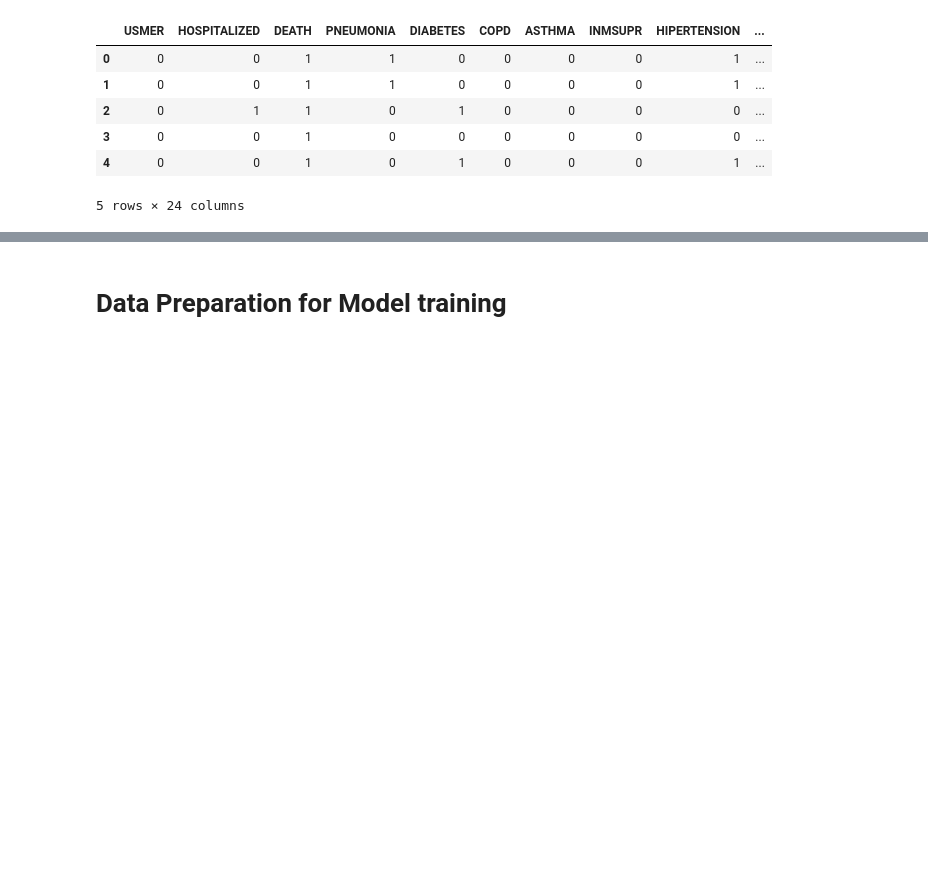
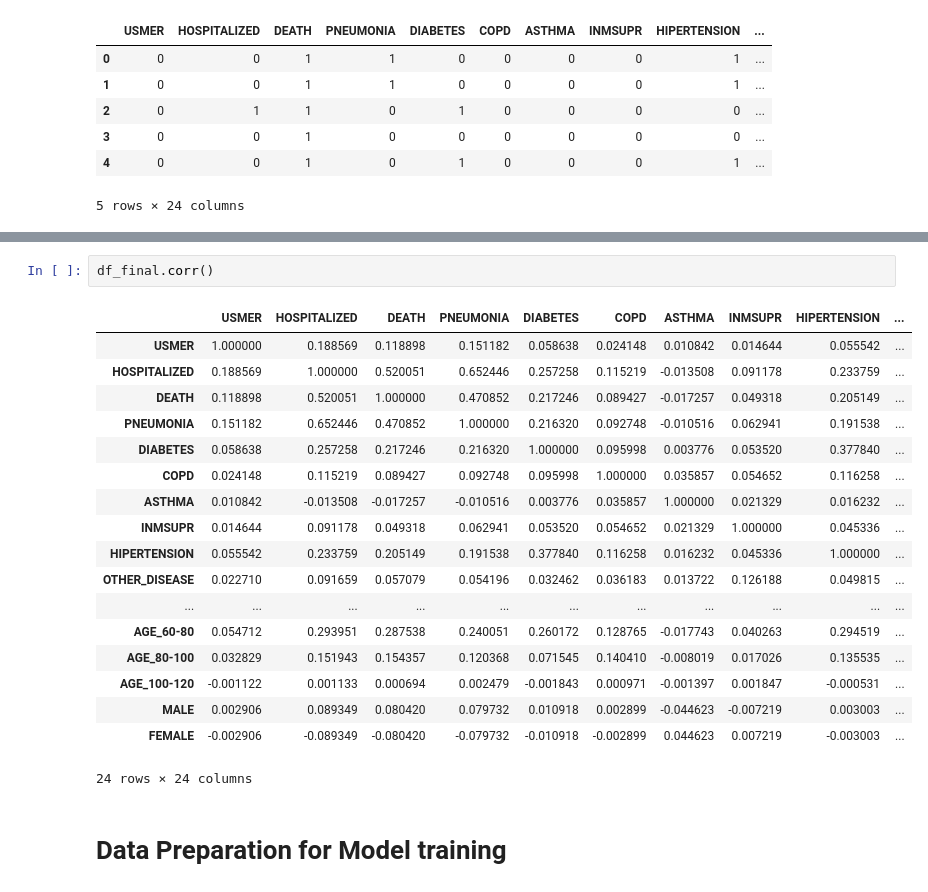
Before and after one commit to IISC-ICAIML-Porject/Covid-19-Mortality-Prediction, a Jupyter notebook: Covid_19_Mortality_prediction.ipynb, the cells around one changed output, grey strips where cells are left out. Drawn from its saved outputs; the diff is of its cells as text; blank space fills up the shorter version.

```diff
--- a/Covid_19_Mortality_prediction.ipynb
+++ b/Covid_19_Mortality_prediction.ipynb
@@ -326,3 +355,24 @@ df_final.head()
+# %%
+df_final.corr()
+# %% [output]
+|  | USMER | HOSPITALIZED | DEATH | PNEUMONIA | DIABETES | COPD | ASTHMA | INMSUPR | HIPERTENSION | ... |
+| USMER | 1.000000 | 0.188569 | 0.118898 | 0.151182 | 0.058638 | 0.024148 | 0.010842 | 0.014644 | 0.055542 | ... |
+| HOSPITALIZED | 0.188569 | 1.000000 | 0.520051 | 0.652446 | 0.257258 | 0.115219 | -0.013508 | 0.091178 | 0.233759 | ... |
+| DEATH | 0.118898 | 0.520051 | 1.000000 | 0.470852 | 0.217246 | 0.089427 | -0.017257 | 0.049318 | 0.205149 | ... |
+| PNEUMONIA | 0.151182 | 0.652446 | 0.470852 | 1.000000 | 0.216320 | 0.092748 | -0.010516 | 0.062941 | 0.191538 | ... |
+| DIABETES | 0.058638 | 0.257258 | 0.217246 | 0.216320 | 1.000000 | 0.095998 | 0.003776 | 0.053520 | 0.377840 | ... |
+| COPD | 0.024148 | 0.115219 | 0.089427 | 0.092748 | 0.095998 | 1.000000 | 0.035857 | 0.054652 | 0.116258 | ... |
+| ASTHMA | 0.010842 | -0.013508 | -0.017257 | -0.010516 | 0.003776 | 0.035857 | 1.000000 | 0.021329 | 0.016232 | ... |
+| INMSUPR | 0.014644 | 0.091178 | 0.049318 | 0.062941 | 0.053520 | 0.054652 | 0.021329 | 1.000000 | 0.045336 | ... |
+| HIPERTENSION | 0.055542 | 0.233759 | 0.205149 | 0.191538 | 0.377840 | 0.116258 | 0.016232 | 0.045336 | 1.000000 | ... |
+| OTHER_DISEASE | 0.022710 | 0.091659 | 0.057079 | 0.054196 | 0.032462 | 0.036183 | 0.013722 | 0.126188 | 0.049815 | ... |
+| ... | ... | ... | ... | ... | ... | ... | ... | ... | ... | ... |
+| AGE_60-80 | 0.054712 | 0.293951 | 0.287538 | 0.240051 | 0.260172 | 0.128765 | -0.017743 | 0.040263 | 0.294519 | ... |
+| AGE_80-100 | 0.032829 | 0.151943 | 0.154357 | 0.120368 | 0.071545 | 0.140410 | -0.008019 | 0.017026 | 0.135535 | ... |
+| AGE_100-120 | -0.001122 | 0.001133 | 0.000694 | 0.002479 | -0.001843 | 0.000971 | -0.001397 | 0.001847 | -0.000531 | ... |
+| MALE | 0.002906 | 0.089349 | 0.080420 | 0.079732 | 0.010918 | 0.002899 | -0.044623 | -0.007219 | 0.003003 | ... |
+| FEMALE | -0.002906 | -0.089349 | -0.080420 | -0.079732 | -0.010918 | -0.002899 | 0.044623 | 0.007219 | -0.003003 | ... |
+24 rows × 24 columns
 # %% [markdown]
 # Data Preparation for Model training
 # %%
```
Also changed, not shown: parts of 32 cells of this notebook.
